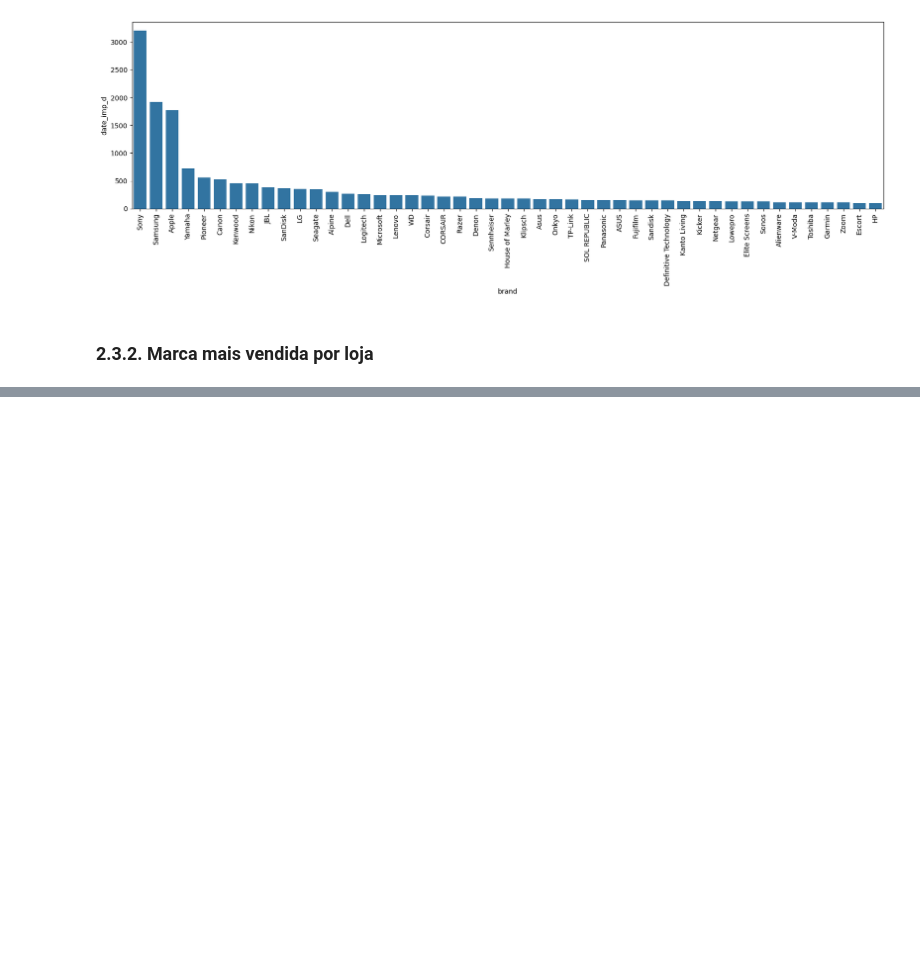
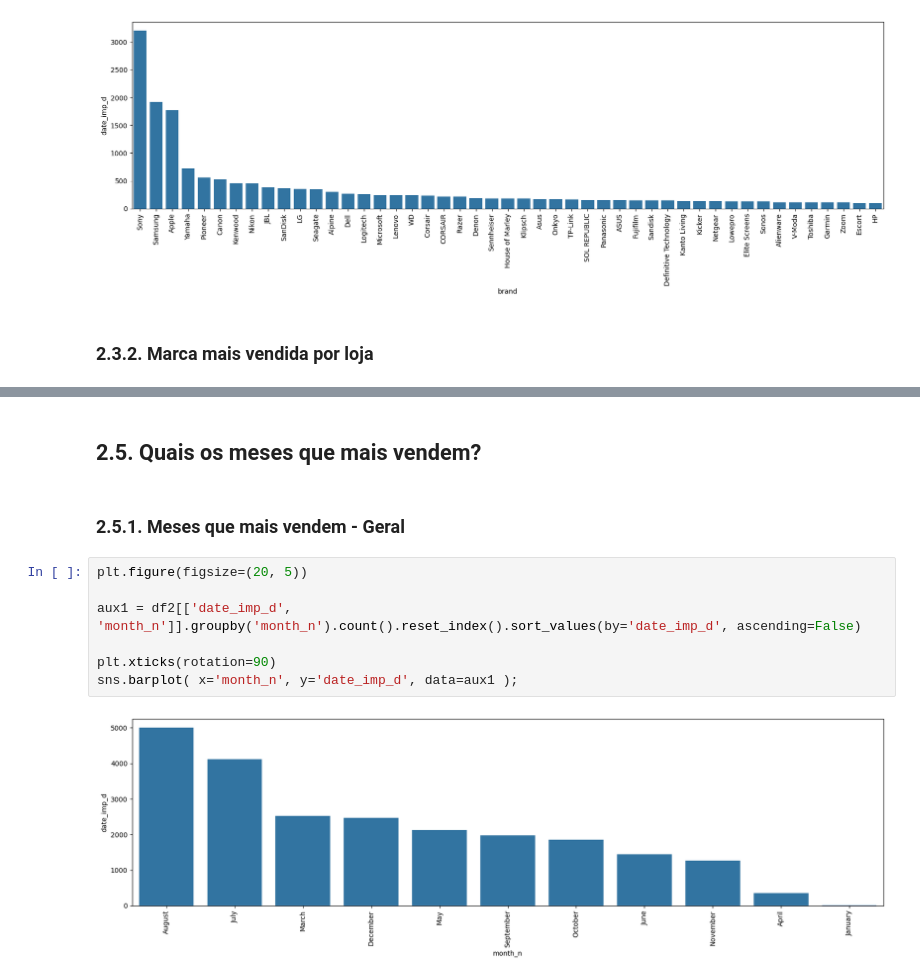
Before and after one commit to TiagoTuk/elasticidade_preco, a Jupyter notebook: notebooks/c1-metrics.ipynb, the cells around one changed output, grey strips where cells are left out. Drawn from its saved outputs; the diff is of its cells as text; blank space fills up the shorter version.

```diff
--- a/notebooks/c1-metrics.ipynb
+++ b/notebooks/c1-metrics.ipynb
@@ -298,0 +336,13 @@ Index(['date_imp_d', 'category_name', 'name', 'price', 'disc_price',
+# %% [markdown]
+## 2.5. Quais os meses que mais vendem?
+# %% [markdown]
+### 2.5.1. Meses que mais vendem - Geral
+# %%
+plt.figure(figsize=(20, 5))
+
+aux1 = df2[['date_imp_d', 'month_n']].groupby('month_n').count().reset_index().sort_values(by='date_imp_d', ascending=False)
+
+plt.xticks(rotation=90)
+sns.barplot( x='month_n', y='date_imp_d', data=aux1 );
+# %% [output]
+[figure, added]
```
Also changed, not shown: parts of 17 cells of this notebook.
